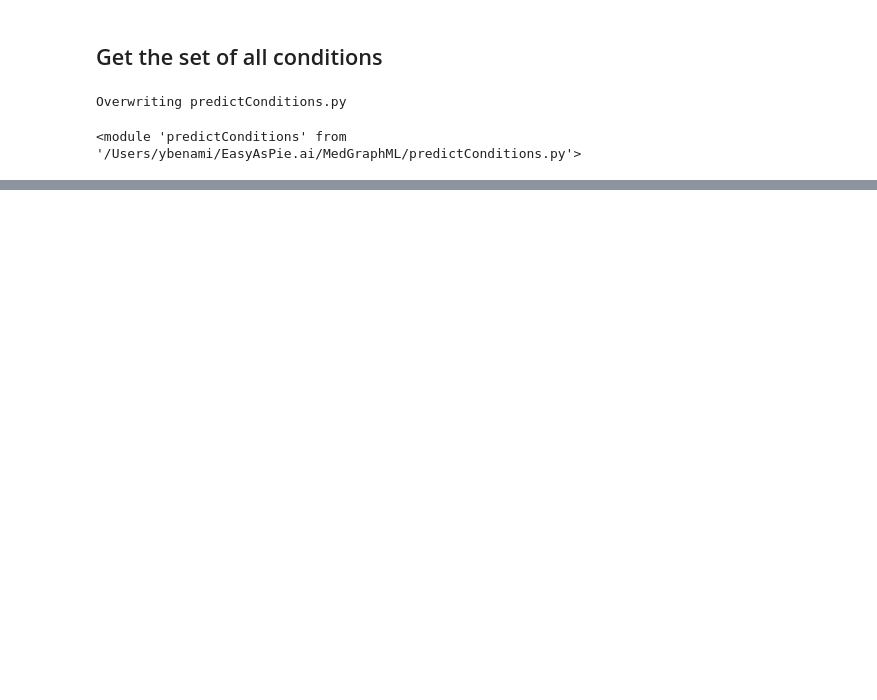
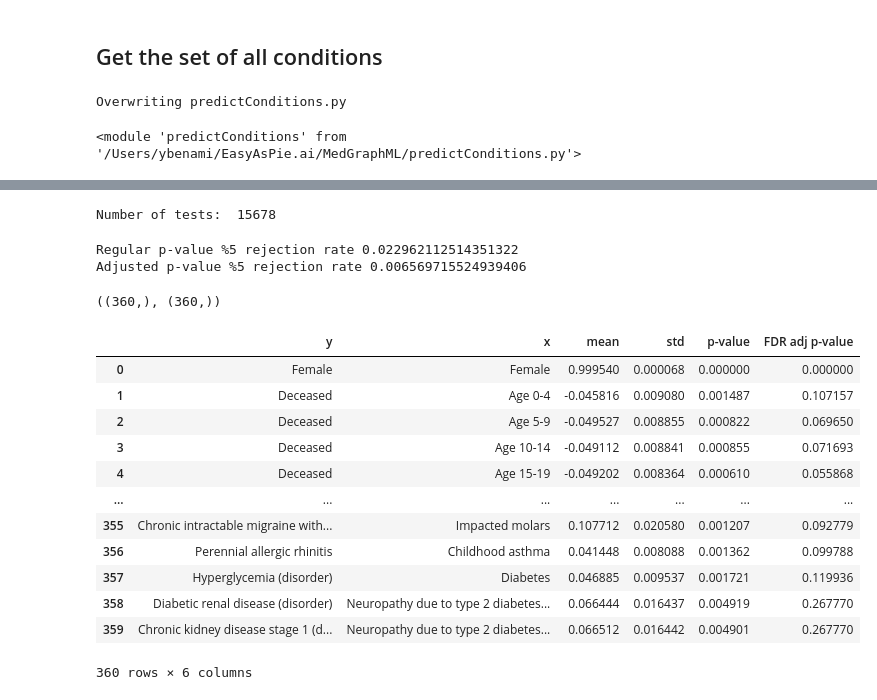
Before and after one commit to futuristacademy/MedGraphML, a Jupyter notebook: predict_conditions.ipynb, the cells around one changed output, grey strips where cells are left out. Drawn from its saved outputs; the diff is of its cells as text; code cells hidden in the pictures; blank space fills up the shorter version.

```diff
--- a/predict_conditions.ipynb
+++ b/predict_conditions.ipynb
@@ -617,0 +594,4 @@ importlib.reload(feature_weighted_mse)
+# %%
+coef_full = pd.read_csv('coef_full.csv', index_col=0)
+
+coef_full
@@ -617,0 +651,53 @@ importlib.reload(feature_weighted_mse)
+# %%
+# constant_df = pd.read_csv('constant.csv', index_col=0)
+# constant_df
+# coef_mean = pd.read_csv('coef_mean.csv', index_col=0)
+# coef_mean
+# coef_std = pd.read_csv('coef_std.csv', index_col=0)
+# coef_std
+# coef_p_value = pd.read_csv('coef_p_value.csv', index_col=0)
+# coef_p_value.head(50).iloc[:,:20]
+# coef_p_value_adj = pd.read_csv('coef_p_value_adj.csv', index_col=0)
+# coef_p_value_adj
+
+print('Number of tests: ', coef_mean.shape[0]*coef_mean.shape[1])
+# %% [output]
+Number of tests:  15678
+# %%
+print('Regular p-value %5 rejection rate', (np.abs(coef_p_value.values) < 0.01).mean())
+print('Adjusted p-value %5 rejection rate', (np.abs(coef_p_value_adj.values) < 0.01).mean())
+# %% [output]
+Regular p-value %5 rejection rate 0.022962112514351322
+Adjusted p-value %5 rejection rate 0.006569715524939406
+# %%
+nonzero = coef_p_value.applymap(lambda x: x <= 0.01).values.nonzero()
+nonzero[0].shape, nonzero[1].shape
+# %% [output]
+((360,), (360,))
+# %%
+tuples = [(
+    coef_mean.index[i],
+    coef_mean.columns[j],
+    coef_mean.iloc[i,j],
+    coef_std.iloc[i,j],
+    coef_p_value.iloc[i,j],
+    coef_p_value_adj.iloc[i,j],
+) for i,j in zip(nonzero[0],nonzero[1])]
+
+coef_df = pd.DataFrame(tuples, columns=['y','x','mean', 'std', 'p-value', 'FDR adj p-value'])
+coef_df.to_csv('coef.csv', index=False)
+coef_df
+# %% [output]
+|  | y | x | mean | std | p-value | FDR adj p-value |
+| 0 | Female | Female | 0.999540 | 0.000068 | 0.000000 | 0.000000 |
+| 1 | Deceased | Age 0-4 | -0.045816 | 0.009080 | 0.001487 | 0.107157 |
+| 2 | Deceased | Age 5-9 | -0.049527 | 0.008855 | 0.000822 | 0.069650 |
+| 3 | Deceased | Age 10-14 | -0.049112 | 0.008841 | 0.000855 | 0.071693 |
+| 4 | Deceased | Age 15-19 | -0.049202 | 0.008364 | 0.000610 | 0.055868 |
+| ... | ... | ... | ... | ... | ... | ... |
+| 355 | Chronic intractable migraine with... | Impacted molars | 0.107712 | 0.020580 | 0.001207 | 0.092779 |
+| 356 | Perennial allergic rhinitis | Childhood asthma | 0.041448 | 0.008088 | 0.001362 | 0.099788 |
+| 357 | Hyperglycemia (disorder) | Diabetes | 0.046885 | 0.009537 | 0.001721 | 0.119936 |
+| 358 | Diabetic renal disease (disorder) | Neuropathy due to type 2 diabetes... | 0.066444 | 0.016437 | 0.004919 | 0.267770 |
+| 359 | Chronic kidney disease stage 1 (d... | Neuropathy due to type 2 diabetes... | 0.066512 | 0.016442 | 0.004901 | 0.267770 |
+360 rows × 6 columns
```
Also changed, not shown: parts of 14 cells of this notebook, 2 other files.
